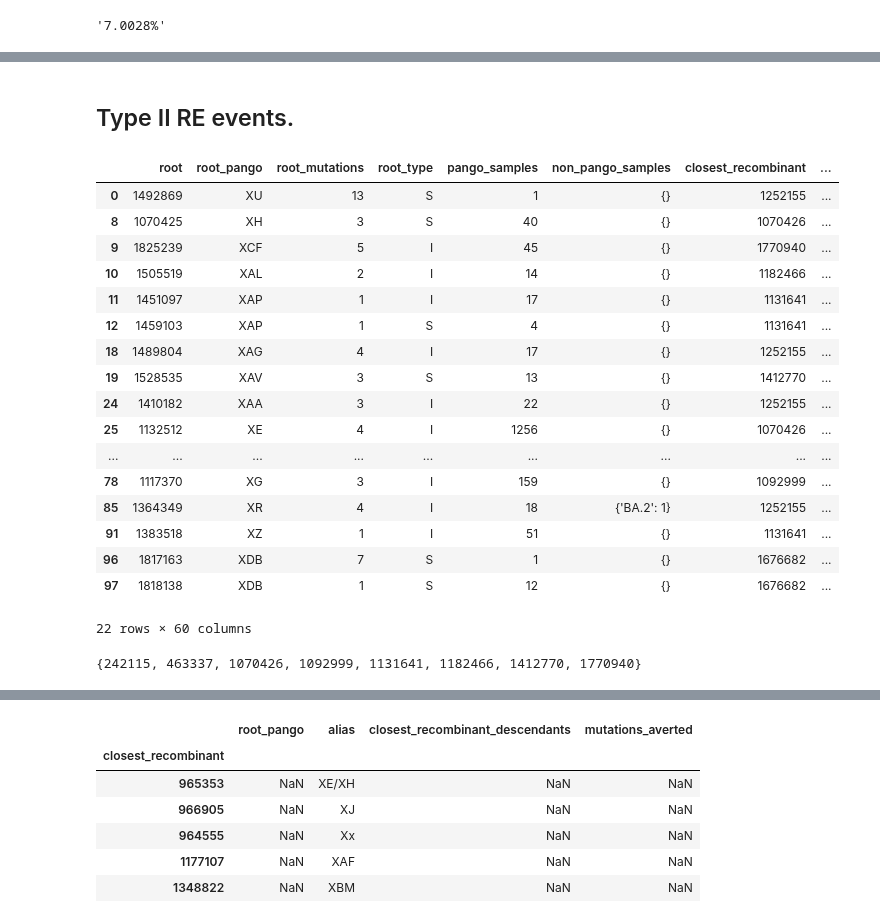
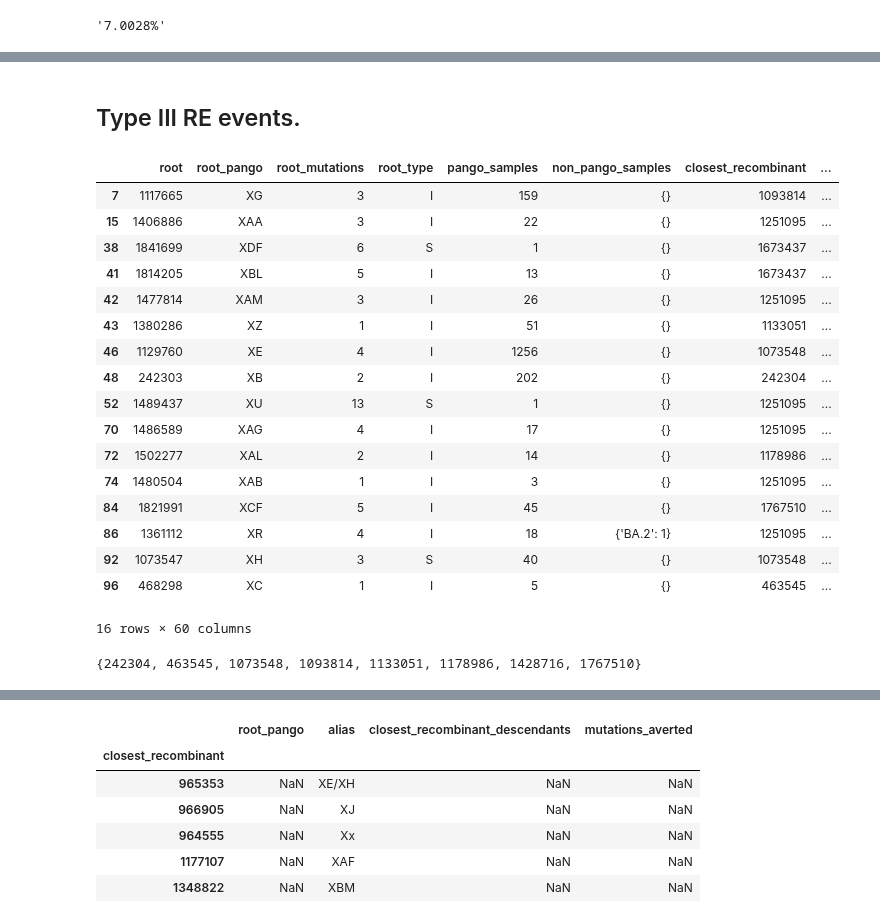
Before and after one commit to jeromekelleher/sc2ts-paper, a Jupyter notebook: notebooks/tab_pango_x_events.ipynb, the cells around one changed output, grey strips where cells are left out. Saved outputs shown, nothing was run; the diff lists cells and outputs as text; code cells hidden in the pictures.

Commit message:
Good progress on type I and type IV events

```diff
--- a/notebooks/tab_pango_x_events.ipynb
+++ b/notebooks/tab_pango_x_events.ipynb
@@ -170,0 +223,3 @@ Also remove XBB.1. Even though it's a solid recomb, it's not the root of all XBB
+# %%
+derived_lins = [x for x in list(pango_events_tbl["root_pango"]) if "." in x]
+derived_lins
@@ -171,4 +228,4 @@ Also remove XBB.1. Even though it's a solid recomb, it's not the root of all XBB
 # %%
-pango_events_tbl = pango_events_tbl[~(pango_events_tbl["root_pango"] == "XBB.1")].copy()
+pango_events_tbl = pango_events_tbl[~(pango_events_tbl["root_pango"].isin(derived_lins))].copy()
 pango_events_tbl.shape[0]
 # %% [output]
@@ -175,0 +237,12 @@ pango_events_tbl.shape[0]
+# %%
+type_1_row = pango_events_tbl["root_type"] == "R"
+pango_events_tbl.loc[type_1_row, "type"] = 1
+
+type_4_row = (
+    pango_events_tbl["closest_recombinant"].isin([-1, xbb_root, ba5_root]) &
+    (pango_events_tbl["closest_recombinant_path_len"] > 3)
+)
+pango_events_tbl.loc[type_4_row, "type"] = 4
+
+unclassified = set(pango_events_tbl[pango_events_tbl["type"].isnull()]["closest_recombinant"])
+unclassified
@@ -175,0 +293,5 @@ pango_events_tbl.shape[0]
+# %%
+type_3_row = (
+   pango_events_tbl["type"].isnull()
+)
+pango_events_tbl.loc[type_3_row, "type"] = 3
@@ -444,32 +706,34 @@ XAY.2 & NaN & NaN & NaN & NaN & NaN & {XAY:371} \\
 \bottomrule
 \end{tabular}
 # %% [markdown]
-## Type II RE events.
+## Type III RE events.
 # %%
-ba5_root = 1189192
 type_3_events = pango_events_tbl[
     (pango_events_tbl["root_type"] != "R") & ~(pango_events_tbl["closest_recombinant"].isin([-1, ba5_root]))].copy()
+#type_3_events = pango_events_tbl[(pango_events_tbl["root_type"] != "R")].copy()
+
 type_3_events
 # %% [output]
 |  | root | root_pango | root_mutations | root_type | pango_samples | non_pango_samples | closest_recombinant | ... |
-| 0 | 1492869 | XU | 13 | S | 1 | {} | 1252155 | ... |
-| 8 | 1070425 | XH | 3 | S | 40 | {} | 1070426 | ... |
-| 9 | 1825239 | XCF | 5 | I | 45 | {} | 1770940 | ... |
-| 10 | 1505519 | XAL | 2 | I | 14 | {} | 1182466 | ... |
-| 11 | 1451097 | XAP | 1 | I | 17 | {} | 1131641 | ... |
-| 12 | 1459103 | XAP | 1 | S | 4 | {} | 1131641 | ... |
-| 18 | 1489804 | XAG | 4 | I | 17 | {} | 1252155 | ... |
-| 19 | 1528535 | XAV | 3 | S | 13 | {} | 1412770 | ... |
-| 24 | 1410182 | XAA | 3 | I | 22 | {} | 1252155 | ... |
-| 25 | 1132512 | XE | 4 | I | 1256 | {} | 1070426 | ... |
-| ... | ... | ... | ... | ... | ... | ... | ... | ... |
-| 78 | 1117370 | XG | 3 | I | 159 | {} | 1092999 | ... |
-| 85 | 1364349 | XR | 4 | I | 18 | {'BA.2': 1} | 1252155 | ... |
-| 91 | 1383518 | XZ | 1 | I | 51 | {} | 1131641 | ... |
-| 96 | 1817163 | XDB | 7 | S | 1 | {} | 1676682 | ... |
-| 97 | 1818138 | XDB | 1 | S | 12 | {} | 1676682 | ... |
+| 7 | 1117665 | XG | 3 | I | 159 | {} | 1093814 | ... |
+| 15 | 1406886 | XAA | 3 | I | 22 | {} | 1251095 | ... |
+| 38 | 1841699 | XDF | 6 | S | 1 | {} | 1673437 | ... |
+| 41 | 1814205 | XBL | 5 | I | 13 | {} | 1673437 | ... |
+| 42 | 1477814 | XAM | 3 | I | 26 | {} | 1251095 | ... |
+| 43 | 1380286 | XZ | 1 | I | 51 | {} | 1133051 | ... |
+| 46 | 1129760 | XE | 4 | I | 1256 | {} | 1073548 | ... |
+| 48 | 242303 | XB | 2 | I | 202 | {} | 242304 | ... |
+| 52 | 1489437 | XU | 13 | S | 1 | {} | 1251095 | ... |
+| 70 | 1486589 | XAG | 4 | I | 17 | {} | 1251095 | ... |
+| 72 | 1502277 | XAL | 2 | I | 14 | {} | 1178986 | ... |
+| 74 | 1480504 | XAB | 1 | I | 3 | {} | 1251095 | ... |
+| 84 | 1821991 | XCF | 5 | I | 45 | {} | 1767510 | ... |
+| 86 | 1361112 | XR | 4 | I | 18 | {'BA.2': 1} | 1251095 | ... |
+| 92 | 1073547 | XH | 3 | S | 40 | {} | 1073548 | ... |
+| 96 | 468298 | XC | 1 | I | 5 | {} | 463545 | ... |
-22 rows × 60 columns
+16 rows × 60 columns
 # %%
-set(type_3_events["closest_recombinant"]) - set(type_1_events["root"])
+event_nodes = set(type_3_events["closest_recombinant"]) - set(type_1_events["root"])
+event_nodes
 # %% [output]
-{242115, 463337, 1070426, 1092999, 1131641, 1182466, 1412770, 1770940}
+{242304, 463545, 1073548, 1093814, 1133051, 1178986, 1428716, 1767510}
```
Also changed, not shown: parts of 57 cells of this notebook.
